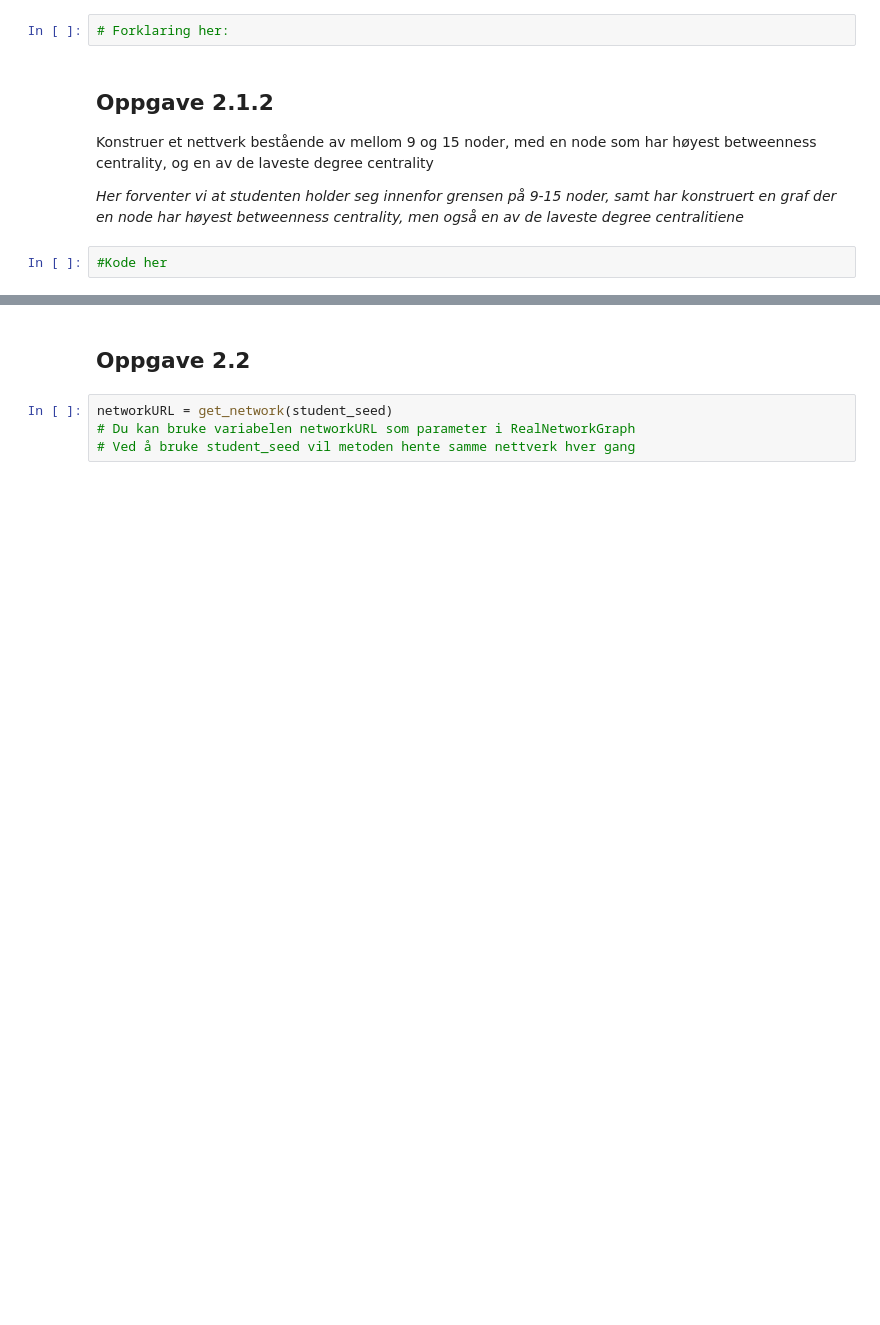
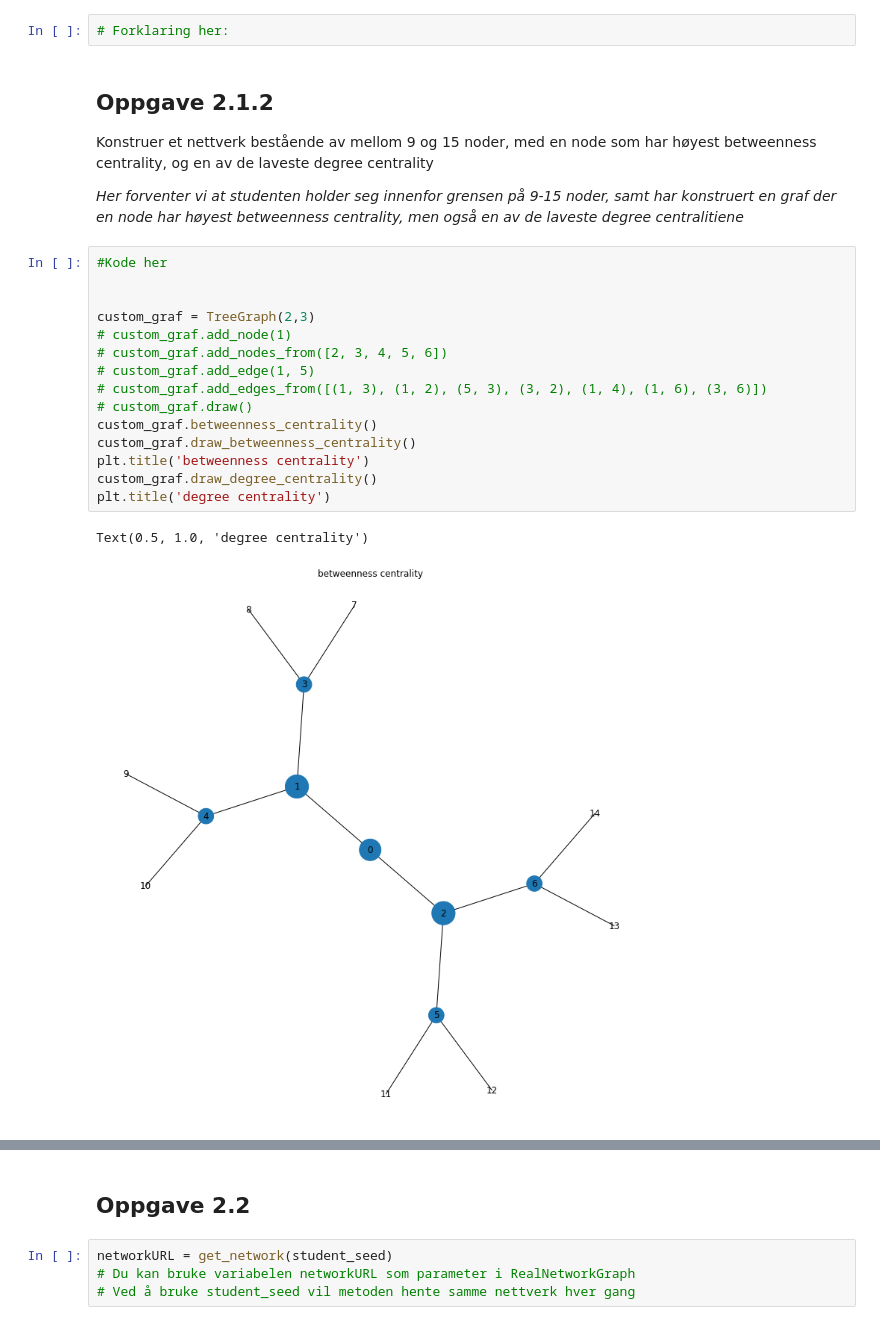
Before and after one commit to Eeaeau/TTM4185, a Jupyter notebook: Oving3-revidert-v1.ipynb, the cells around one changed output, grey strips where cells are left out. Drawn from its saved outputs; the diff is of its cells as text; blank space fills up the shorter version.

```diff
--- a/Oving3-revidert-v1.ipynb
+++ b/Oving3-revidert-v1.ipynb
@@ -465,5 +503,21 @@ Kommenter histogrammene over på hensyn av eventuelle styrker og sårbarheter de
 Konstruer et nettverk bestående av mellom 9 og 15 noder, med en node som har høyest betweenness centrality, og en av de laveste degree centrality
 
 <em> Her forventer vi at studenten holder seg innenfor grensen på 9-15 noder, samt har konstruert en graf der en node har høyest betweenness centrality, men også en av de laveste degree centralitiene</em>
-# %%
-#Kode her
+# %%
+#Kode her
+
+
+custom_graf = TreeGraph(2,3)
+# custom_graf.add_node(1)
+# custom_graf.add_nodes_from([2, 3, 4, 5, 6])
+# custom_graf.add_edge(1, 5)
+# custom_graf.add_edges_from([(1, 3), (1, 2), (5, 3), (3, 2), (1, 4), (1, 6), (3, 6)])
+# custom_graf.draw()
+custom_graf.betweenness_centrality()
+custom_graf.draw_betweenness_centrality()
+plt.title('betweenness centrality')
+custom_graf.draw_degree_centrality()
+plt.title('degree centrality')
+# %% [output]
+Text(0.5, 1.0, 'degree centrality')
+[figure, added]
```
Also changed, not shown: parts of 6 cells of this notebook.
